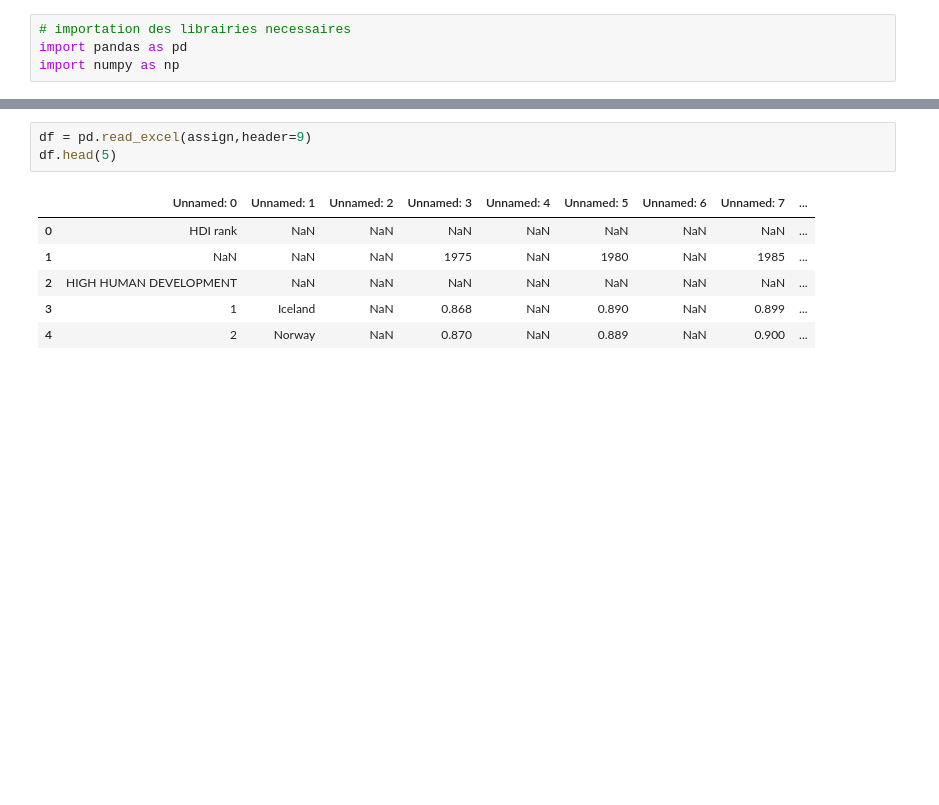
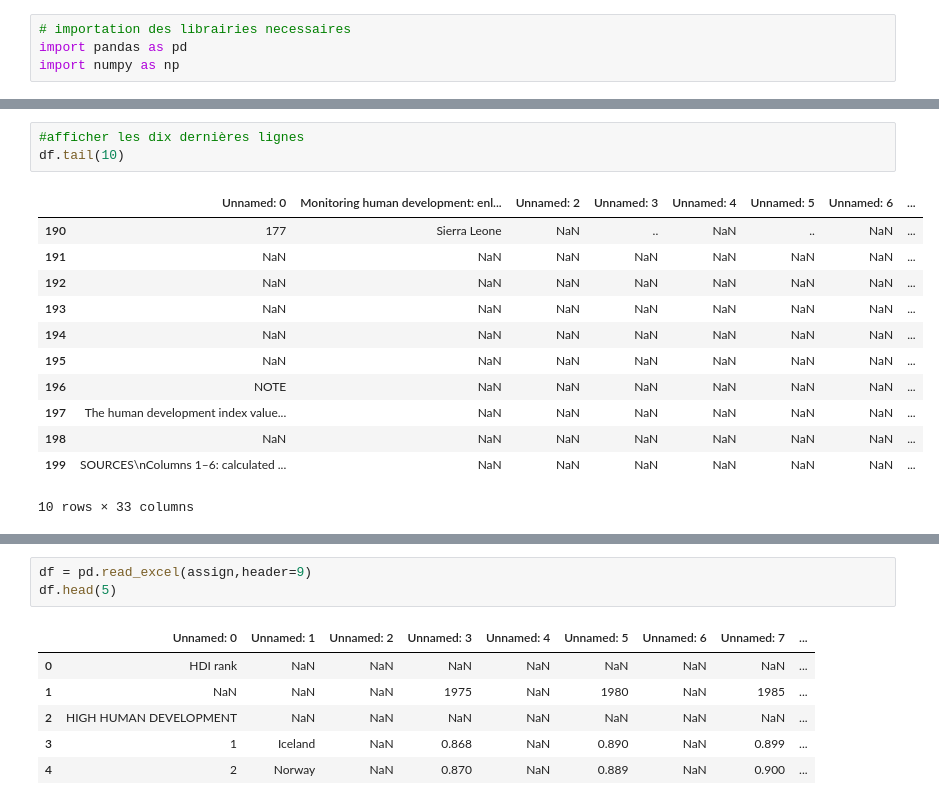
Before and after one commit to Cheick-T/Training_SBC4D, a Jupyter notebook: HDR 2007-2008 Table 02 Script.ipynb, the cells around one changed output, grey strips where cells are left out. Saved outputs shown, nothing was run; the diff lists cells and outputs as text; blank space fills up the shorter version.

```diff
--- a/HDR 2007-2008 Table 02 Script.ipynb
+++ b/HDR 2007-2008 Table 02 Script.ipynb
@@ -23,0 +40,16 @@ df.head(12)
+# %%
+#afficher les dix dernières lignes
+df.tail(10)
+# %% [output]
+|  | Unnamed: 0 | Monitoring human development: enl... | Unnamed: 2 | Unnamed: 3 | Unnamed: 4 | Unnamed: 5 | Unnamed: 6 | ... |
+| 190 | 177 | Sierra Leone | NaN | .. | NaN | .. | NaN | ... |
+| 191 | NaN | NaN | NaN | NaN | NaN | NaN | NaN | ... |
+| 192 | NaN | NaN | NaN | NaN | NaN | NaN | NaN | ... |
+| 193 | NaN | NaN | NaN | NaN | NaN | NaN | NaN | ... |
+| 194 | NaN | NaN | NaN | NaN | NaN | NaN | NaN | ... |
+| 195 | NaN | NaN | NaN | NaN | NaN | NaN | NaN | ... |
+| 196 | NOTE | NaN | NaN | NaN | NaN | NaN | NaN | ... |
+| 197 | The human development index value... | NaN | NaN | NaN | NaN | NaN | NaN | ... |
+| 198 | NaN | NaN | NaN | NaN | NaN | NaN | NaN | ... |
+| 199 | SOURCES\nColumns 1–6: calculated ... | NaN | NaN | NaN | NaN | NaN | NaN | ... |
+10 rows × 33 columns
```
Also changed, not shown: parts of 5 cells of this notebook.
